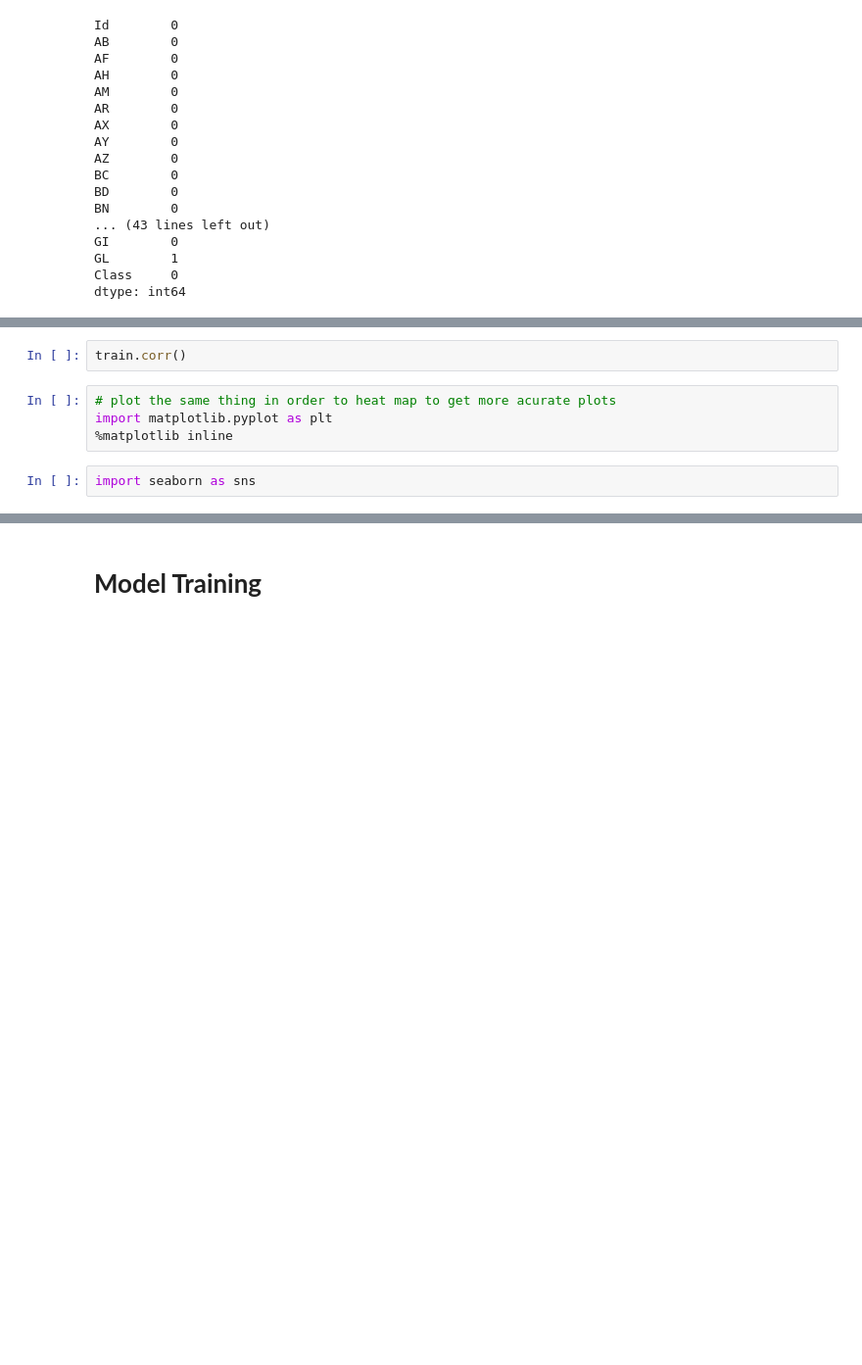
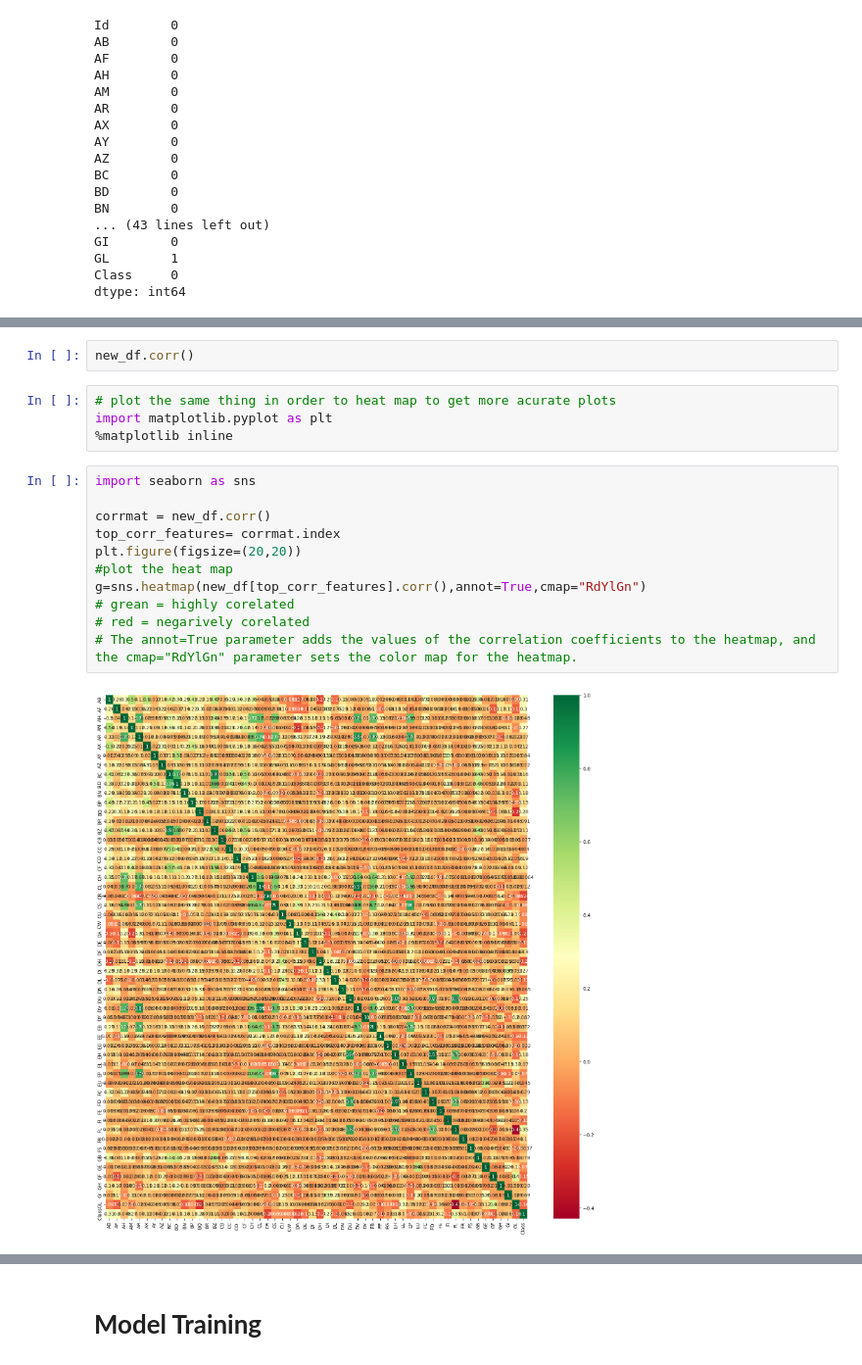
Before and after one commit to IsuruKasun/ML_Project_-Identifying_Age-Related_Conditions, a Jupyter notebook: ML_Project__Identifying_Age_Related_Conditions.ipynb, the cells around one changed output, grey strips where cells are left out. Shown at 98% size. Drawn from its saved outputs; the diff is of its cells as text; blank space fills up the shorter version.

```diff
--- a/ML_Project__Identifying_Age_Related_Conditions.ipynb
+++ b/ML_Project__Identifying_Age_Related_Conditions.ipynb
@@ -80,10 +82,21 @@ Index(['Id', 'AB', 'AF', 'AH', 'AM', 'AR', 'AX', 'AY', 'AZ', 'BC', 'BD ', 'BN',
        'FL', 'FR', 'FS', 'GB', 'GE', 'GF', 'GH', 'GI', 'GL', 'Class'],
       dtype='object')
 # %%
-train.corr()
+new_df.corr()
 # %%
 # plot the same thing in order to heat map to get more acurate plots
 import matplotlib.pyplot as plt
 %matplotlib inline
-# %%
-import seaborn as sns
+# %%
+import seaborn as sns
+
+corrmat = new_df.corr()
+top_corr_features= corrmat.index
+plt.figure(figsize=(20,20))
+#plot the heat map
+g=sns.heatmap(new_df[top_corr_features].corr(),annot=True,cmap="RdYlGn")
+# grean = highly corelated
+# red = negarively corelated
+# The annot=True parameter adds the values of the correlation coefficients to the heatmap, and the cmap="RdYlGn" parameter sets the color map for the heatmap.
+# %% [output]
+[figure, added]
```
Also changed, not shown: parts of 9 cells of this notebook.
